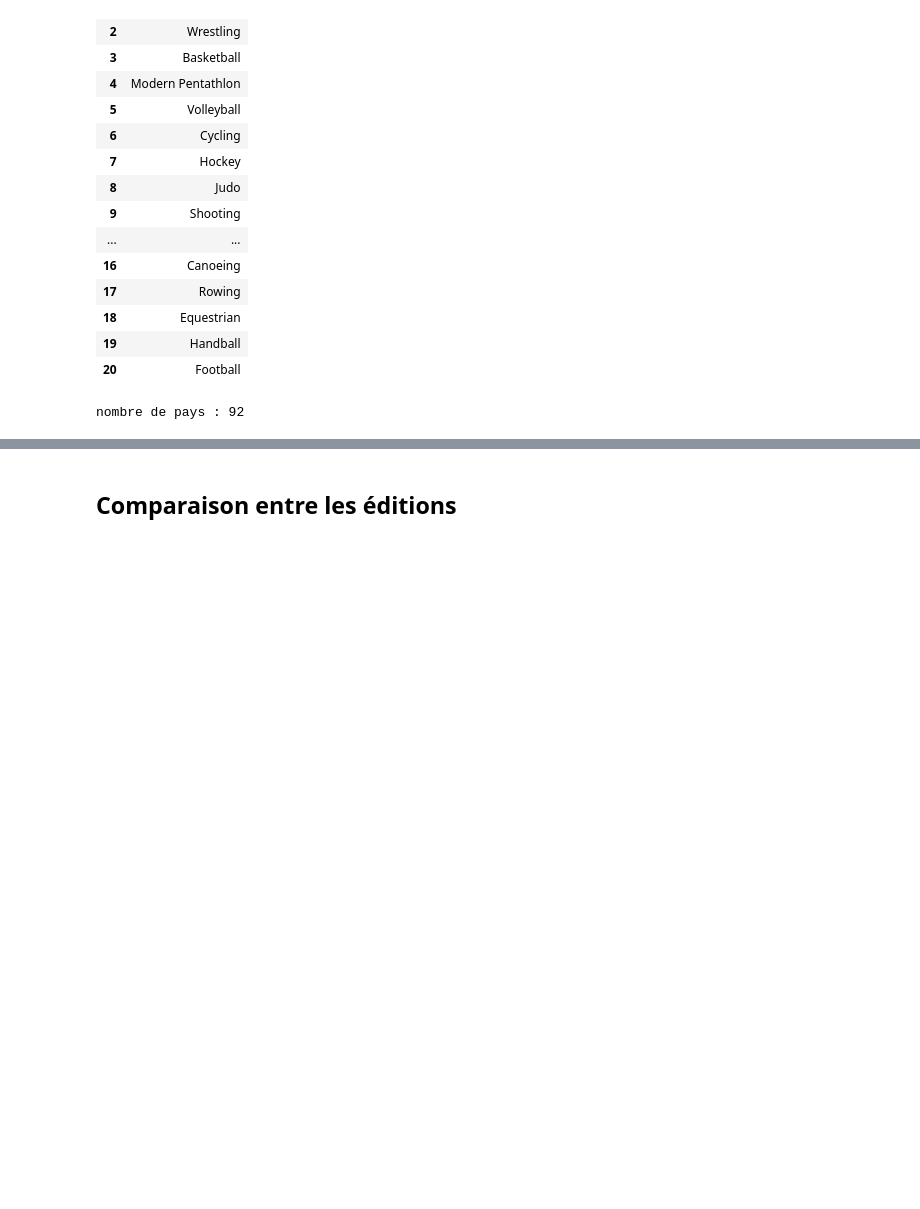
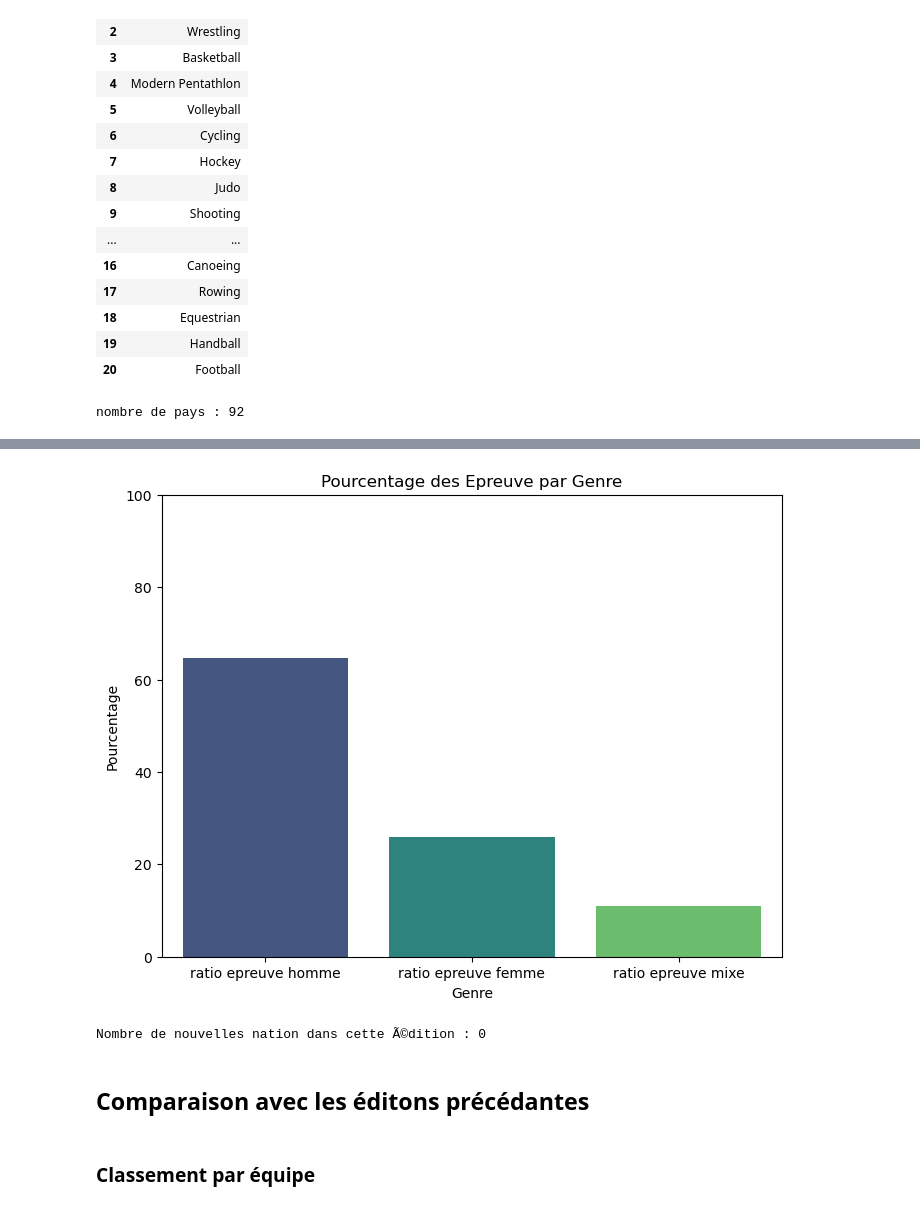
Before and after one commit to zykogithub/projets_IUT, a Jupyter notebook: S2/data_base/partie 2/partie_2.ipynb, the cells around one changed output, grey strips where cells are left out. Cells and saved outputs as stored; diff of their text form; code cells hidden in the pictures; blank space fills up the shorter version.

```diff
--- a/S2/data_base/partie 2/partie_2.ipynb
+++ b/S2/data_base/partie 2/partie_2.ipynb
@@ -266,0 +376,28 @@ SELECT COUNT(*)
+# %%
+requete=f"""
+    SELECT
+        COUNT(CASE WHEN nomEvenement LIKE '%Men%' THEN 1 END) * 100.0 / COUNT(*) AS "ratio epreuve homme",
+        COUNT(CASE WHEN nomEvenement LIKE '%Women%' THEN 1 END) * 100.0 / COUNT(*) AS "ratio epreuve femme",
+        COUNT(CASE WHEN nomEvenement LIKE '%Mixed%' THEN 1 END) + COUNT(CASE WHEN nomEvenement LIKE '%Open%' THEN 1 END) * 100.0 / COUNT(*) AS "ratio epreuve mixe"
+    FROM TPLUMAS.EVENEMENT E
+    INNER JOIN TPLUMAS.HOTE H ON E.IDHOTE=h.IDHOTE
+    WHERE h.ANNEEHOTE = 1976
+"""
+# %%
+data=requete_vers_dataframe(conn,requete)
+# %%
+df = pd.DataFrame(data)
+
+# Ã‰tape 2 : PrÃ©parer les donnÃ©es pour le diagramme en bÃ¢tons
+df_melted = df.melt(var_name='Genre', value_name='Pourcentage')
+
+# Ã‰tape 3 : CrÃ©er le diagramme en bÃ¢tons
+plt.figure(figsize=(8, 6))
+sns.barplot(x='Genre', y='Pourcentage', data=df_melted, palette='viridis')
+plt.title('Pourcentage des Epreuve par Genre')
+plt.ylabel('Pourcentage')
+plt.xlabel('Genre')
+plt.ylim(0, 100)
+plt.show()
+# %% [output]
+[figure, added]
@@ -267,2 +445,9 @@ SELECT COUNT(*)
+# %%
+dataBis=requete_vers_dataframe(conn,requeteBis)
+print(f"Nombre de nouvelles nation dans cette Ã©dition : {dataBis.NBEPREUVE.iloc[0]}")
+# %% [output]
+Nombre de nouvelles nation dans cette Ã©dition : 0
 # %% [markdown]
-## Comparaison entre les éditions
+## Comparaison avec les éditons précédantes
+# %% [markdown]
+### Classement par équipe
```
Also changed, not shown: parts of 49 cells of this notebook, 1 other file.
